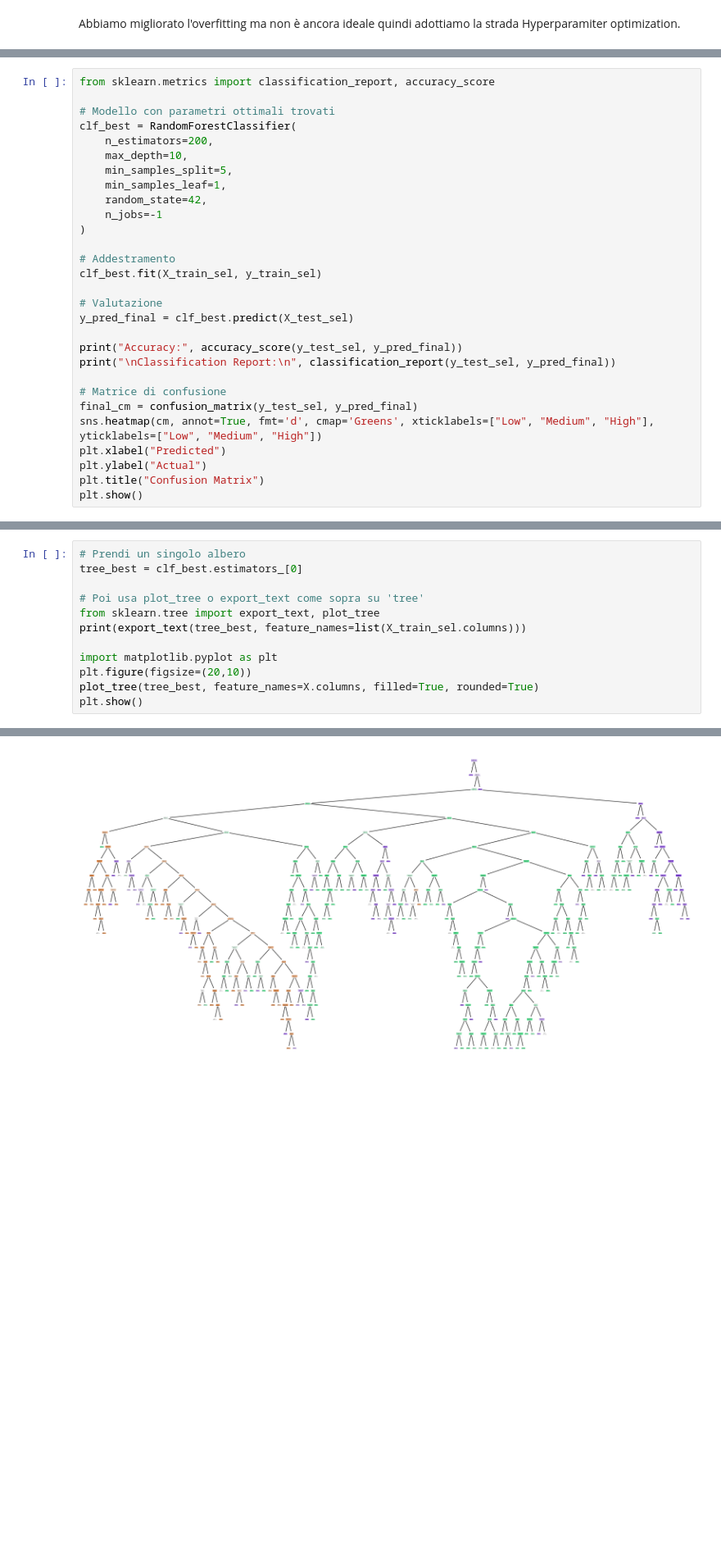
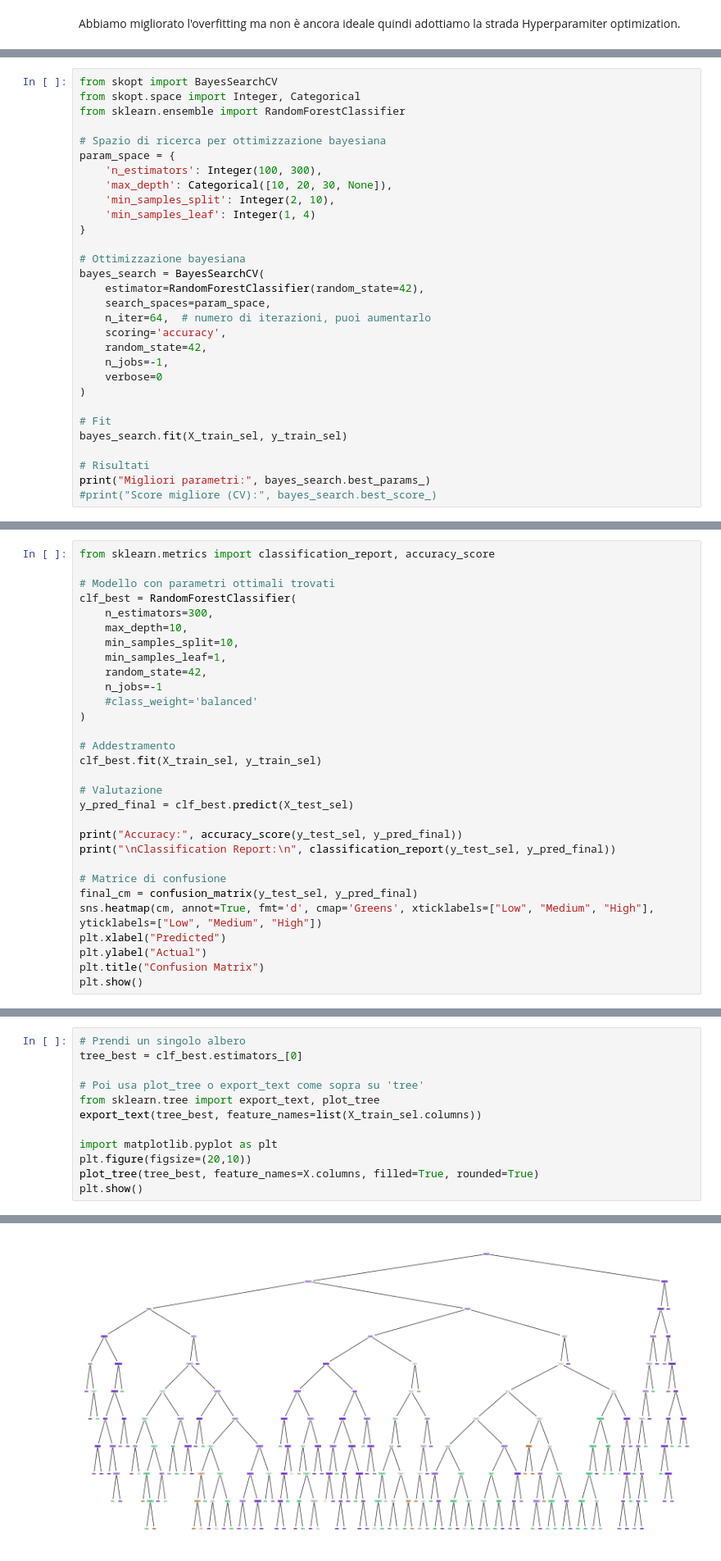
Before and after one commit to minicla03/DA, a Jupyter notebook: SmartMobilityDA.ipynb, the cells around one changed output, grey strips where cells are left out. Shown at 82% size. Cells and saved outputs as stored; diff of their text form; blank space fills up the shorter version.

```diff
--- a/SmartMobilityDA.ipynb
+++ b/SmartMobilityDA.ipynb
@@ -610,0 +551,30 @@ Score migliore: 0.8422857142857143
+# %%
+from skopt import BayesSearchCV
+from skopt.space import Integer, Categorical
+from sklearn.ensemble import RandomForestClassifier
+
+# Spazio di ricerca per ottimizzazione bayesiana
+param_space = {
+    'n_estimators': Integer(100, 300),
+    'max_depth': Categorical([10, 20, 30, None]),
+    'min_samples_split': Integer(2, 10),
+    'min_samples_leaf': Integer(1, 4)
+}
+
+# Ottimizzazione bayesiana
+bayes_search = BayesSearchCV(
+    estimator=RandomForestClassifier(random_state=42),
+    search_spaces=param_space,
+    n_iter=64,  # numero di iterazioni, puoi aumentarlo
+    scoring='accuracy',
+    random_state=42,
+    n_jobs=-1,
+    verbose=0
+)
+
+# Fit
+bayes_search.fit(X_train_sel, y_train_sel)
+
+# Risultati
+print("Migliori parametri:", bayes_search.best_params_)
+#print("Score migliore (CV):", bayes_search.best_score_)
@@ -613,12 +586,13 @@ from sklearn.metrics import classification_report, accuracy_score
 
 # Modello con parametri ottimali trovati
 clf_best = RandomForestClassifier(
-    n_estimators=200,
+    n_estimators=300,
     max_depth=10,
-    min_samples_split=5,
+    min_samples_split=10,
     min_samples_leaf=1,
     random_state=42,
     n_jobs=-1
+    #class_weight='balanced'
 )
 
 # Addestramento
@@ -716,7 +697,7 @@ tree_best = clf_best.estimators_[0]
 
 # Poi usa plot_tree o export_text come sopra su 'tree'
 from sklearn.tree import export_text, plot_tree
-print(export_text(tree_best, feature_names=list(X_train_sel.columns)))
+export_text(tree_best, feature_names=list(X_train_sel.columns))
 
 import matplotlib.pyplot as plt
 plt.figure(figsize=(20,10))
@@ -743,4 +707,4 @@ plt.show()
-[figure, old version]
+[figure, new version]
 # %% [markdown]
 ## CURVA AUC-ROC
 La curva ROC AUC multiclasse è utile per visualizzare come il modello distingue tra ciascuna classe (Low, Medium, High).  La curva ROC AUC si calcola esclusivamente sui dati di test.
```
Also changed, not shown: parts of 34 cells of this notebook.
